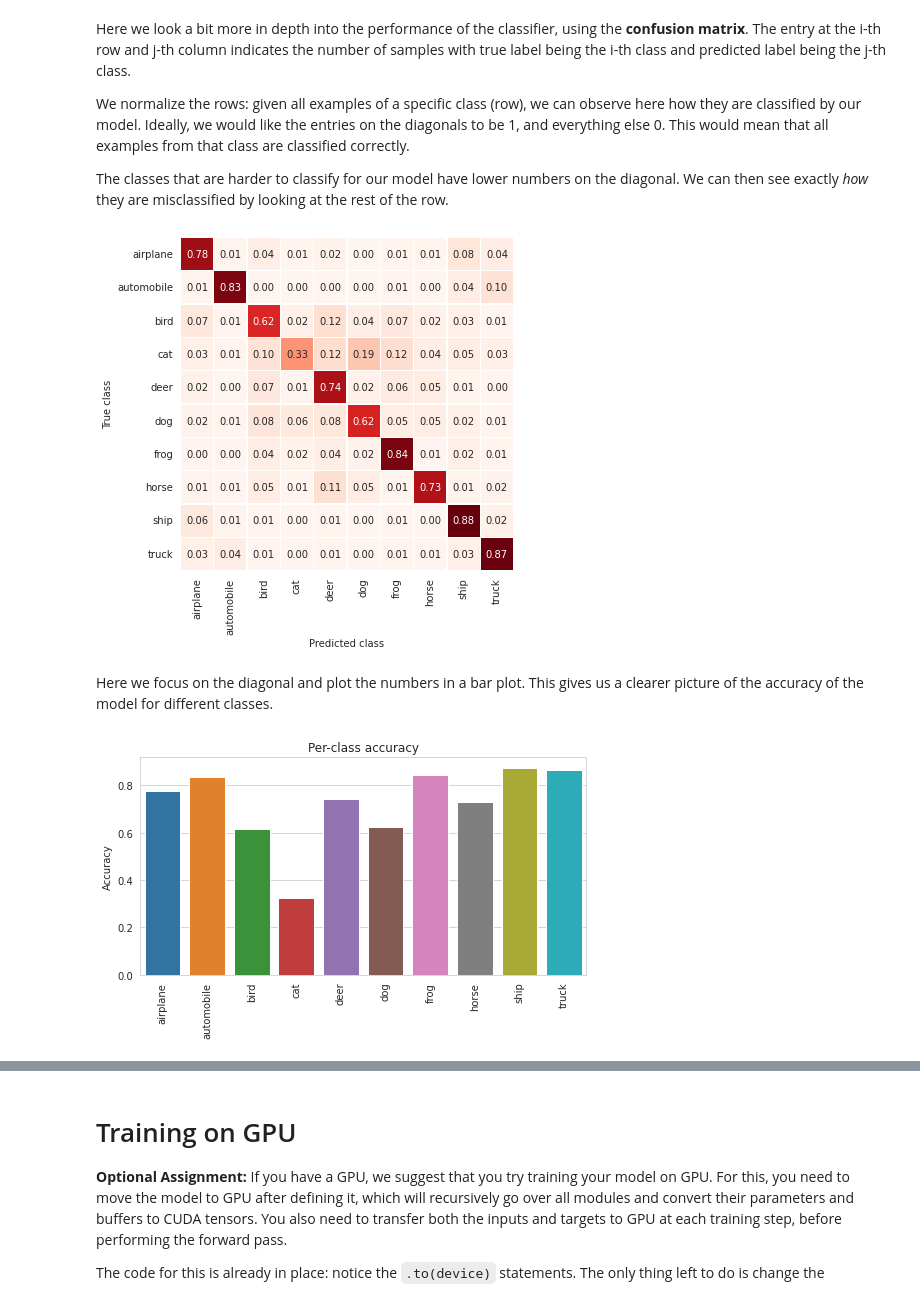
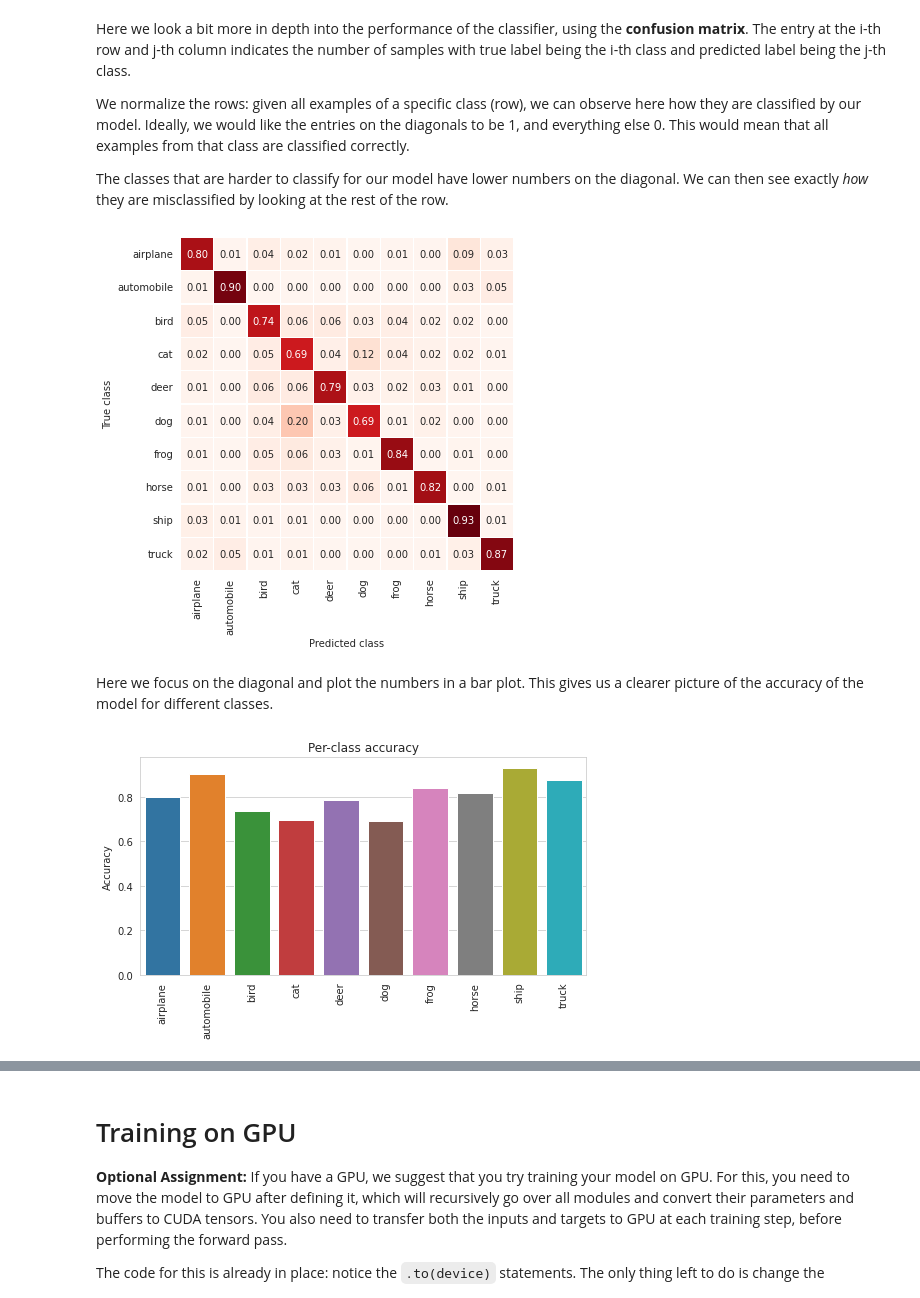
Before and after one commit to LaugeHermansen/02456-deep-learning-with-PyTorch, a Jupyter notebook: 4_Convolutional/4.2-EXE-CNN-CIFAR-10.ipynb, the cells around one changed output, grey strips where cells are left out. Cells and saved outputs as stored; diff of their text form; code cells hidden in the pictures.

```diff
--- a/4_Convolutional/4.2-EXE-CNN-CIFAR-10.ipynb
+++ b/4_Convolutional/4.2-EXE-CNN-CIFAR-10.ipynb
@@ -57,8 +57,8 @@ batch_size = 64  # both for training and testing
 # Load datasets
 train_set = torchvision.datasets.CIFAR10(root='./data', train=True, download=True, transform=transform)
 test_set = torchvision.datasets.CIFAR10(root='./data', train=False, download=True, transform=transform)
-train_loader = DataLoader(train_set, batch_size=batch_size, shuffle=True, num_workers=0, drop_last=False)
-test_loader = DataLoader(test_set, batch_size=batch_size, shuffle=False, num_workers=0, drop_last=True)
+train_loader = DataLoader(train_set, batch_size=batch_size, shuffle=True, num_workers=2, drop_last=False)
+test_loader = DataLoader(test_set, batch_size=batch_size, shuffle=False, num_workers=2, drop_last=True)
 
 # Map from class index to class name.
 classes = {index: name for name, index in train_set.class_to_idx.items()}
@@ -128,24 +127,24 @@ class Model(nn.Module):
         # Your code here!
 
         self.net = nn.Sequential(
-            nn.Dropout(dropout)
             nn.Conv2d(in_channels=3, out_channels=16, kernel_size=3, stride=1, padding=1),
             nn.ReLU(),
 
-            nn.Dropout(dropout)
+            nn.BatchNorm2d(16),
             nn.Conv2d(in_channels=16, out_channels=32, kernel_size=3, stride=1, padding=1),
             nn.MaxPool2d(2,2),
             nn.ReLU(),
 
-            nn.Dropout(dropout)
+            nn.BatchNorm2d(32),
             nn.Conv2d(in_channels=32, out_channels=64, kernel_size=3, stride=1, padding=1),
             nn.MaxPool2d(2,2),
             nn.ReLU(),
 
-            nn.Dropout(dropout)
+            nn.BatchNorm2d(64),
             nn.Conv2d(in_channels=64, out_channels=128, kernel_size=3, stride=1, padding=1),
             nn.MaxPool2d(2,2),
             nn.ReLU(),
+            nn.Dropout(dropout),
 
             nn.Flatten(1, -1),
             nn.Linear(2048, 128),
@@ -173,7 +172,7 @@ class Model(nn.Module):
         return self.net(x)
 
 
-model = Model(n_classes)
+model = Model(n_classes, dropout=0.5)
 # device = torch.device('cpu')  # use cuda or cpu
 device = torch.device('cuda')  # use cuda or cpu
 model.to(device)
@@ -181,7 +180,7 @@ print(model)
 
 
 loss_fn = nn.CrossEntropyLoss()  # Your code here!
-optimizer = optim.Adam(model.parameters(), lr=1e-3)  # Your code here!
+optimizer = optim.Adam(model.parameters(), lr=1e-3, weight_decay=1e-8)  # Your code here!
 # %% [output]
 Model(
   (net): Sequential(
@@ -224,7 +221,7 @@ print(f"Output logits:\n{out.detach().cpu().numpy()}")
 print(f"Output probabilities:\n{out.softmax(1).detach().cpu().numpy()}")
 # %%
 batch_size = 64
-num_epochs = 4
+num_epochs = 10
 validation_every_steps = 500
 
 step = 0
@@ -399,27 +400,19 @@ plt.xlabel("Predicted class")
 plt.tight_layout()
 plt.show()
 # %% [output]
-[figure, old version]
+[figure, new version]
 # %% [markdown]
 Here we focus on the diagonal and plot the numbers in a bar plot. This gives us a clearer picture of the accuracy of the model for different classes.
 # %%
 with sns.axes_style('whitegrid'):
     plt.figure(figsize=(8, 4))
     sns.barplot(x=x_labels, y=np.diag(normalize(confusion_matrix, 'true')))
     plt.xticks(rotation=90)
     plt.title("Per-class accuracy")
     plt.ylabel("Accuracy")
     plt.show()
-
-with sns.axes_style('whitegrid'):
-    plt.figure(figsize=(8, 4))
-    sns.barplot(x=x_labels, y=np.sum(np.argmax(targets)))
-    plt.xticks(rotation=90)
-    plt.title("Per-class accuracy")
-    plt.ylabel("Accuracy")
-    plt.show()
 # %% [output]
-[figure, old version]
+[figure, new version]
 # %% [markdown]
 **Assignment 4:**
 1. Go back and improve performance of the network. By using enough convolutional layers with enough channels (and by training for long enough), you should easily be able to get a test accuracy above 60%, but see how much further you can get it! Can you reach 70%?
```
Also changed, not shown: parts of 8 cells of this notebook.
